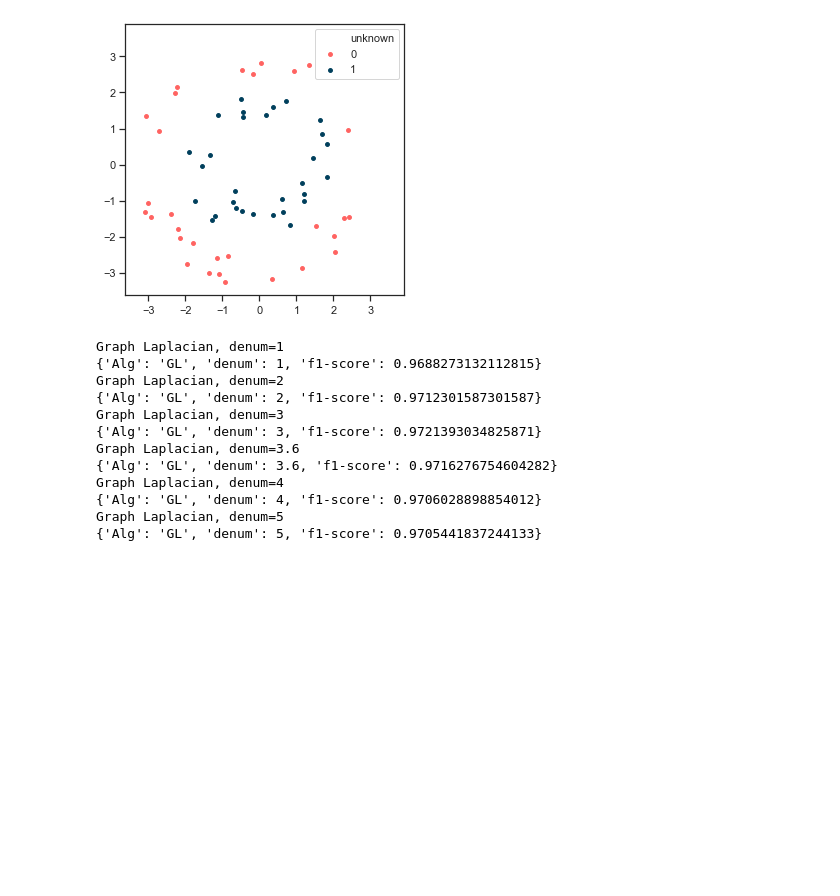
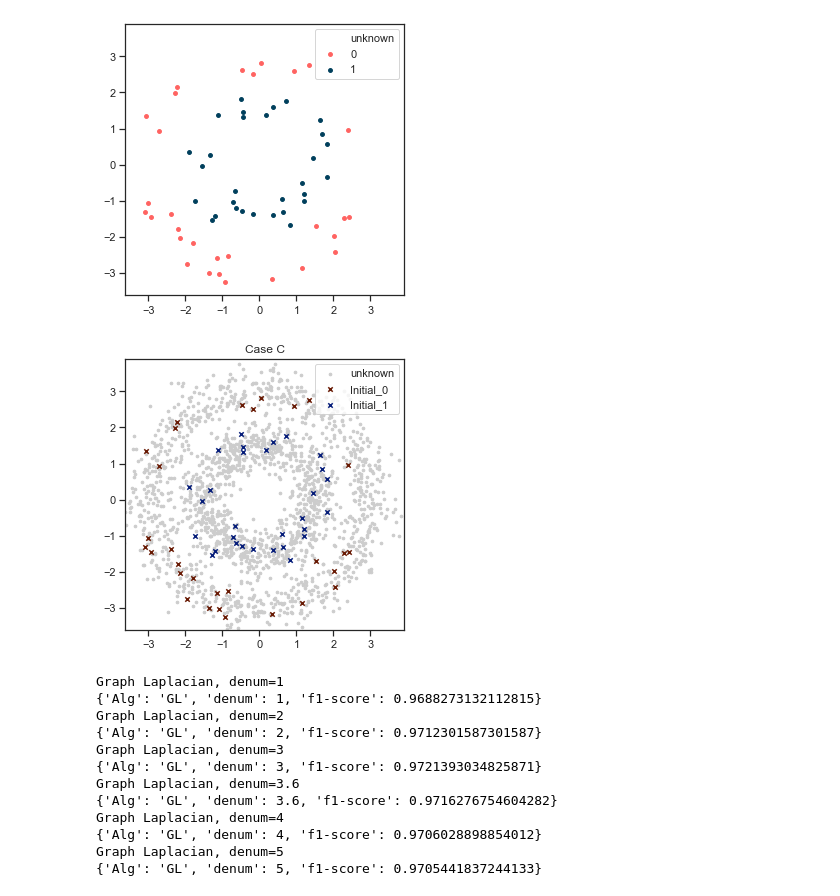
Before and after one commit to imamar94/GL, a Jupyter notebook: 03 Additional Data.ipynb, the cells around one changed output. Drawn from its saved outputs; the diff is of its cells as text; code cells hidden in the pictures; blank space fills up the shorter version.

```diff
--- a/03 Additional Data.ipynb
+++ b/03 Additional Data.ipynb
@@ -240,6 +293,10 @@ X1 = list(X[(1+gamma)*N:])
 plot(X0, Y0, X1)
 # %% [output]
 [figure]
+# %%
+plot_case(X0, Y0, X1, title="Case C")
+# %% [output]
+[figure, added]
 # %%
 denums = [1, 2, 3, 3.6, 4, 5]
 datac = list()
```
Also changed, not shown: parts of 9 cells of this notebook, 3 other files.
